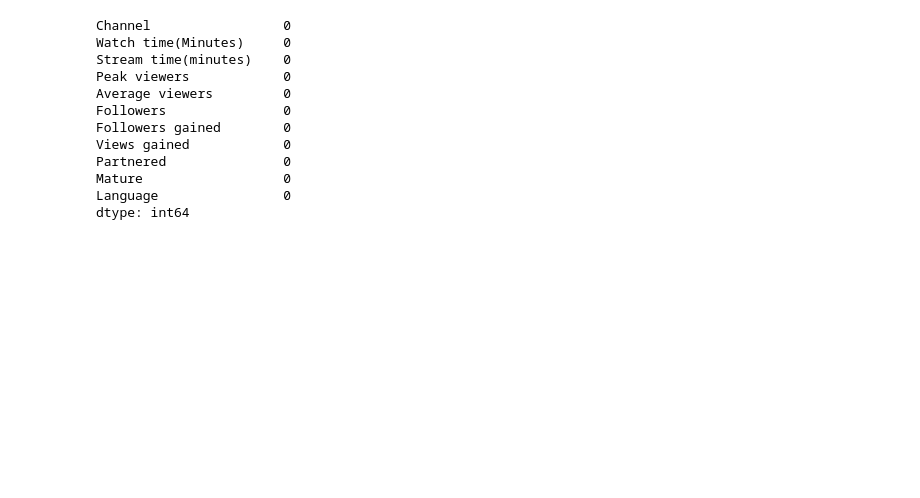
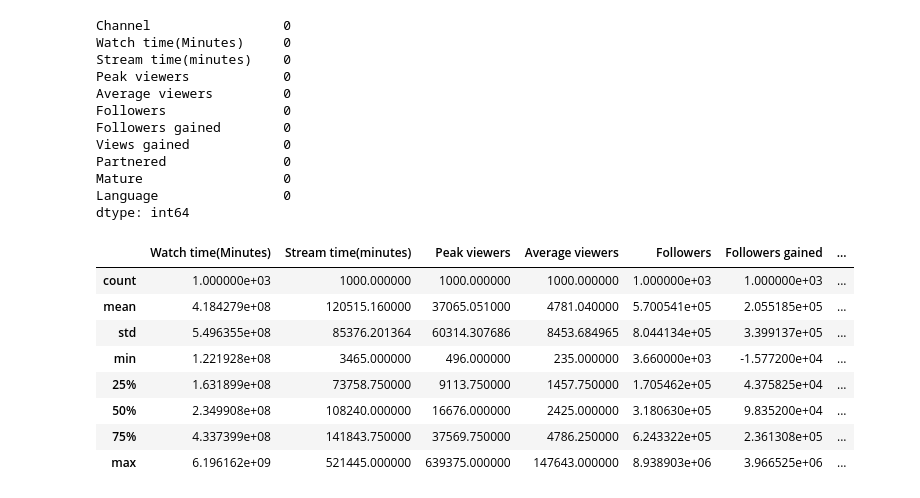
Before and after one commit to JoanWaweru/twitchStreamerAnalysis, a Jupyter notebook: twitchAnalysis.ipynb, the cells around one changed output. Saved outputs shown, nothing was run; the diff lists cells and outputs as text; code cells hidden in the pictures; blank space fills up the shorter version.

```diff
--- a/twitchAnalysis.ipynb
+++ b/twitchAnalysis.ipynb
@@ -63,3 +64,16 @@ Partnered               0
 Mature                  0
 Language                0
 dtype: int64
+# %%
+#describing the dataset by calculating the mean, std, and different quartiles
+twitchData.describe()
+# %% [output]
+|  | Watch time(Minutes) | Stream time(minutes) | Peak viewers | Average viewers | Followers | Followers gained | ... |
+| count | 1.000000e+03 | 1000.000000 | 1000.000000 | 1000.000000 | 1.000000e+03 | 1.000000e+03 | ... |
+| mean | 4.184279e+08 | 120515.160000 | 37065.051000 | 4781.040000 | 5.700541e+05 | 2.055185e+05 | ... |
+| std | 5.496355e+08 | 85376.201364 | 60314.307686 | 8453.684965 | 8.044134e+05 | 3.399137e+05 | ... |
+| min | 1.221928e+08 | 3465.000000 | 496.000000 | 235.000000 | 3.660000e+03 | -1.577200e+04 | ... |
+| 25% | 1.631899e+08 | 73758.750000 | 9113.750000 | 1457.750000 | 1.705462e+05 | 4.375825e+04 | ... |
+| 50% | 2.349908e+08 | 108240.000000 | 16676.000000 | 2425.000000 | 3.180630e+05 | 9.835200e+04 | ... |
+| 75% | 4.337399e+08 | 141843.750000 | 37569.750000 | 4786.250000 | 6.243322e+05 | 2.361308e+05 | ... |
+| max | 6.196162e+09 | 521445.000000 | 639375.000000 | 147643.000000 | 8.938903e+06 | 3.966525e+06 | ... |
```
Also changed, not shown: parts of 4 cells of this notebook.
